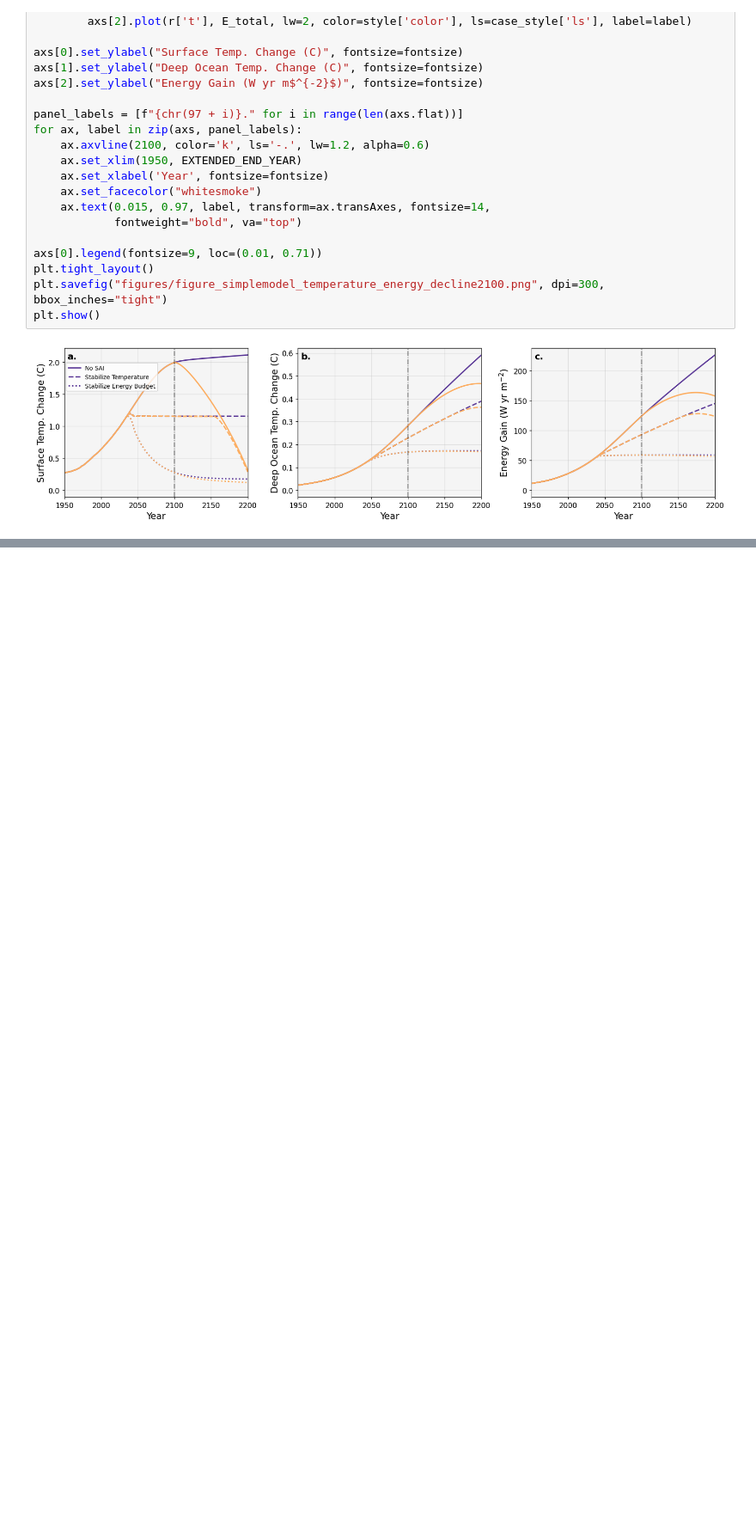
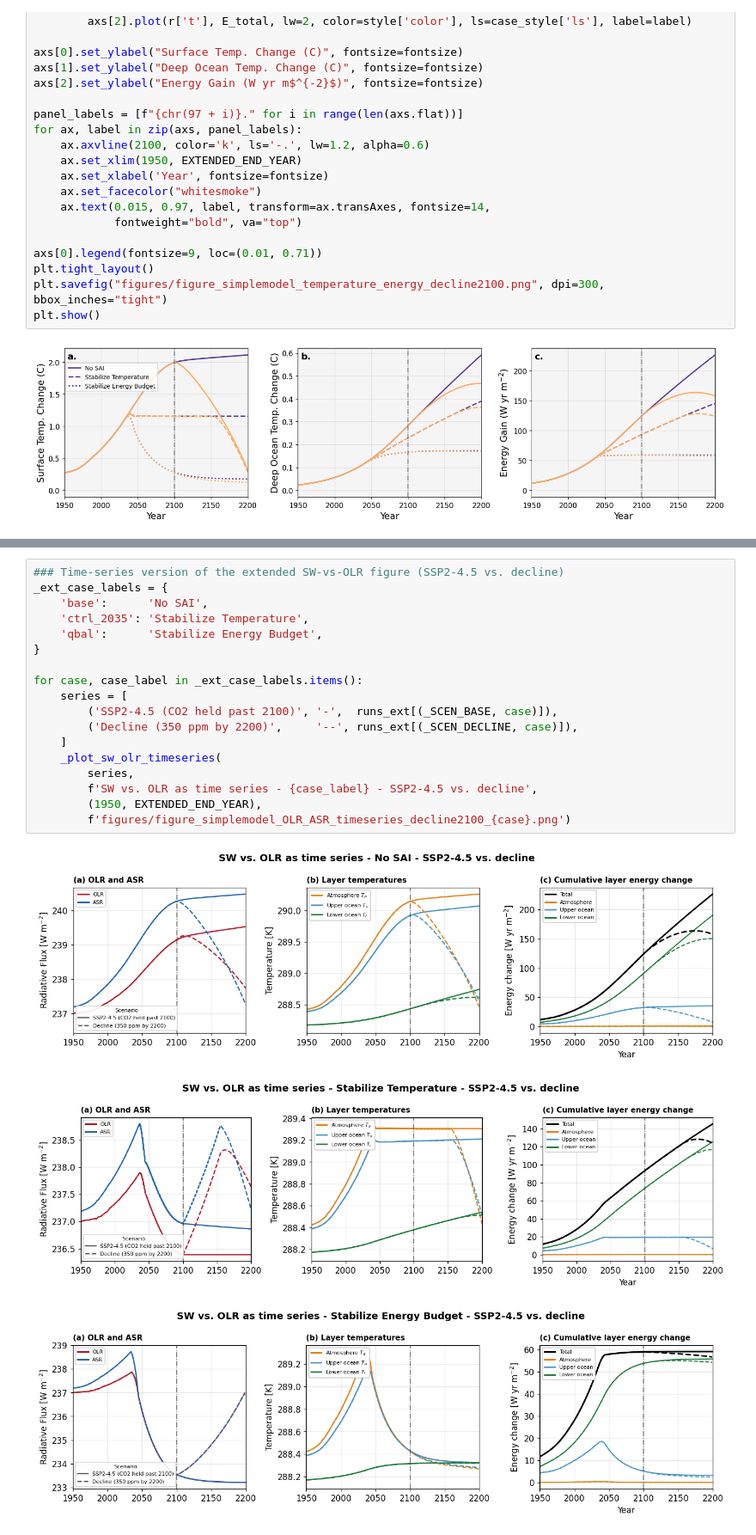
Before and after one commit to jshaw35/PRISM, a Jupyter notebook: WorkingModel.ipynb, the cells around one changed output, grey strips where cells are left out. Shown at 86% size. Drawn from its saved outputs; the diff is of its cells as text; blank space fills up the shorter version.

```diff
--- a/WorkingModel.ipynb
+++ b/WorkingModel.ipynb
@@ -1882,0 +2161,22 @@ plt.show()
+# %%
+### Time-series version of the extended SW-vs-OLR figure (SSP2-4.5 vs. decline)
+_ext_case_labels = {
+    'base':      'No SAI',
+    'ctrl_2035': 'Stabilize Temperature',
+    'qbal':      'Stabilize Energy Budget',
+}
+
+for case, case_label in _ext_case_labels.items():
+    series = [
+        ('SSP2-4.5 (CO2 held past 2100)', '-',  runs_ext[(_SCEN_BASE, case)]),
+        ('Decline (350 ppm by 2200)',     '--', runs_ext[(_SCEN_DECLINE, case)]),
+    ]
+    _plot_sw_olr_timeseries(
+        series,
+        f'SW vs. OLR as time series - {case_label} - SSP2-4.5 vs. decline',
+        (1950, EXTENDED_END_YEAR),
+        f'figures/figure_simplemodel_OLR_ASR_timeseries_decline2100_{case}.png')
+# %% [output]
+[figure, added]
+[figure, added]
+[figure, added]
```
Also changed, not shown: parts of 9 cells of this notebook.
